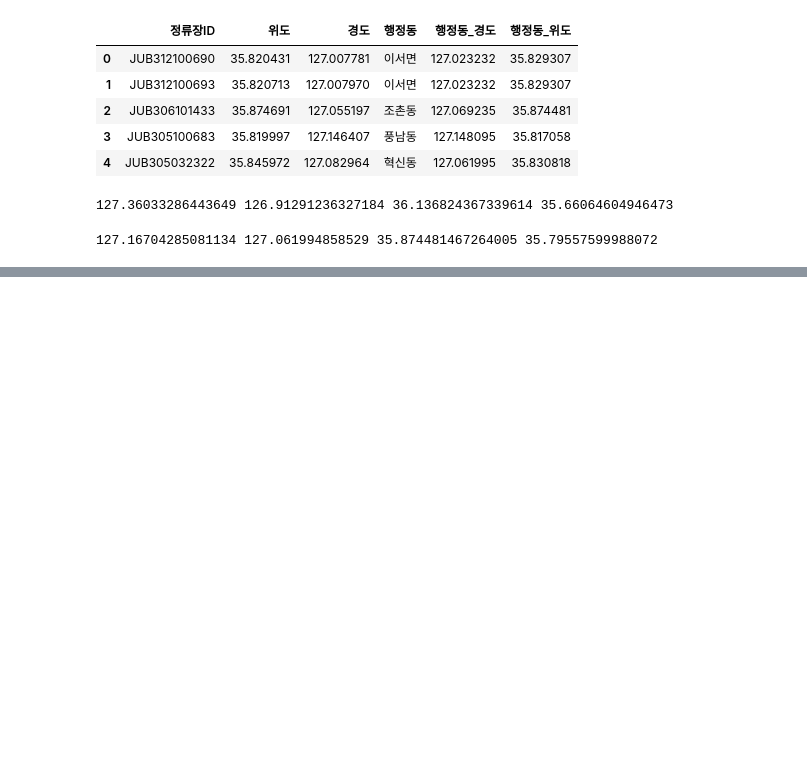
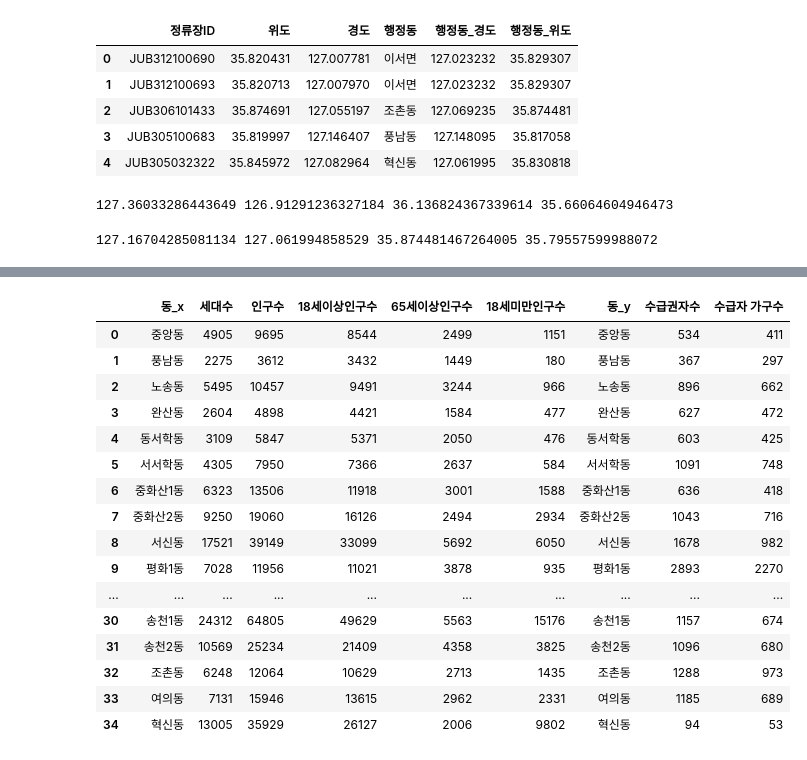
Before and after one commit to KNU-Probe/2024_Probe_Spring, a Jupyter notebook: 24_1_Project/4조/보건소 입지선정.ipynb, the cells around one changed output, grey strips where cells are left out. Cells and saved outputs as stored; diff of their text form; code cells hidden in the pictures; blank space fills up the shorter version.

```diff
--- a/24_1_Project/4조/보건소 입지선정.ipynb
+++ b/24_1_Project/4조/보건소 입지선정.ipynb
@@ -440,0 +532,3 @@ ApiError: REQUEST_DENIED (This API project is not authorized to use this API.)
+# %%
+인구['18세미만 인구수'] = 인구['인구수(계)'] - 인구['18세이상인구수(계)']
+인구.head()
@@ -440,0 +542,3 @@ ApiError: REQUEST_DENIED (This API project is not authorized to use this API.)
+# %%
+인구.columns = ['동', '세대수', '인구수','18세이상인구수', '65세이상인구수', '18세미만인구수']
+인구.head()
@@ -440,0 +552,10 @@ ApiError: REQUEST_DENIED (This API project is not authorized to use this API.)
+# %%
+수급자 = pd.read_csv('전북특별자치도 전주시_기초생활수급자 수_20221231 (1).csv', encoding='EUC-KR')
+수급자 = 수급자[2:]
+수급자.reset_index(drop=True, inplace=True)
+수급자['수급권자수'] = 수급자['일반수급자 수급권자수'] + 수급자['시설수급자 수급권자수'] + 수급자['조건부수급자 수급권자수'] + 수급자['특례수급자 수급권자수']
+수급자['수급자 가구수'] = 수급자['일반수급자 가구수'] + 수급자['조건부수급자 가구수'] + 수급자['시설수급자 가구수'] + 수급자['특례수급자 가구수']
+수급자 = 수급자[['행정동 구분', '수급권자수', '수급자 가구수']]
+수급자['동'] = 수급자['행정동 구분'].str[7:]
+수급자 = 수급자[['동','수급권자수', '수급자 가구수' ]]
+수급자
@@ -440,0 +580,4 @@ ApiError: REQUEST_DENIED (This API project is not authorized to use this API.)
+# %%
+수급자 = 수급자.drop(index=33)
+수급자.reset_index(drop=True, inplace=True)
+수급자 # 동산동은 수급자 1명이고, 인구 데이터에는 없는 행정동이라서 삭제
@@ -440,0 +602,21 @@ ApiError: REQUEST_DENIED (This API project is not authorized to use this API.)
+# %%
+peo = 인구.merge(수급자, left_index=True, right_index=True)
+peo
+# %% [output]
+|  | 동_x | 세대수 | 인구수 | 18세이상인구수 | 65세이상인구수 | 18세미만인구수 | 동_y | 수급권자수 | 수급자 가구수 |
+| 0 | 중앙동 | 4905 | 9695 | 8544 | 2499 | 1151 | 중앙동 | 534 | 411 |
+| 1 | 풍남동 | 2275 | 3612 | 3432 | 1449 | 180 | 풍남동 | 367 | 297 |
+| 2 | 노송동 | 5495 | 10457 | 9491 | 3244 | 966 | 노송동 | 896 | 662 |
+| 3 | 완산동 | 2604 | 4898 | 4421 | 1584 | 477 | 완산동 | 627 | 472 |
+| 4 | 동서학동 | 3109 | 5847 | 5371 | 2050 | 476 | 동서학동 | 603 | 425 |
+| 5 | 서서학동 | 4305 | 7950 | 7366 | 2637 | 584 | 서서학동 | 1091 | 748 |
+| 6 | 중화산1동 | 6323 | 13506 | 11918 | 3001 | 1588 | 중화산1동 | 636 | 418 |
+| 7 | 중화산2동 | 9250 | 19060 | 16126 | 2494 | 2934 | 중화산2동 | 1043 | 716 |
+| 8 | 서신동 | 17521 | 39149 | 33099 | 5692 | 6050 | 서신동 | 1678 | 982 |
+| 9 | 평화1동 | 7028 | 11956 | 11021 | 3878 | 935 | 평화1동 | 2893 | 2270 |
+| ... | ... | ... | ... | ... | ... | ... | ... | ... | ... |
+| 30 | 송천1동 | 24312 | 64805 | 49629 | 5563 | 15176 | 송천1동 | 1157 | 674 |
+| 31 | 송천2동 | 10569 | 25234 | 21409 | 4358 | 3825 | 송천2동 | 1096 | 680 |
+| 32 | 조촌동 | 6248 | 12064 | 10629 | 2713 | 1435 | 조촌동 | 1288 | 973 |
+| 33 | 여의동 | 7131 | 15946 | 13615 | 2962 | 2331 | 여의동 | 1185 | 689 |
+| 34 | 혁신동 | 13005 | 35929 | 26127 | 2006 | 9802 | 혁신동 | 94 | 53 |
```
Also changed, not shown: parts of 49 cells of this notebook.
